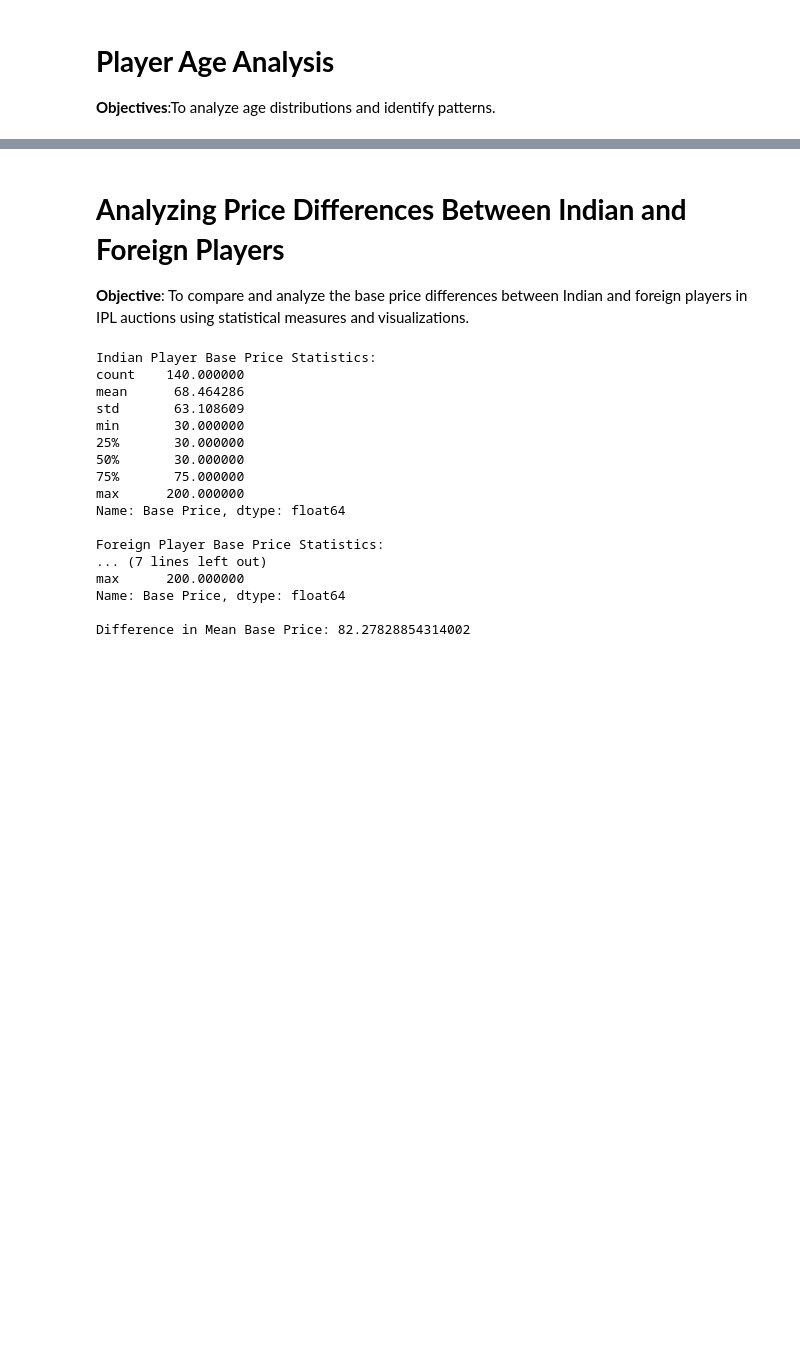
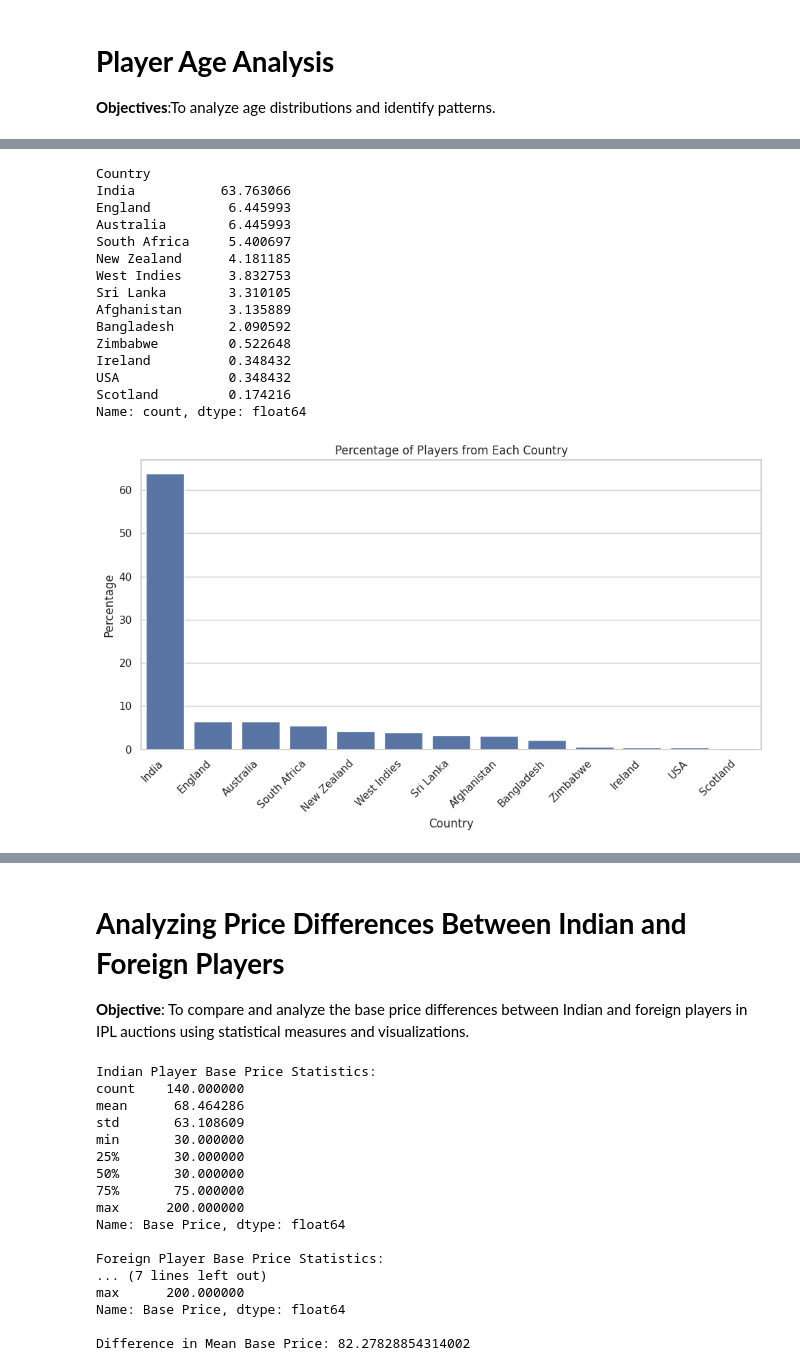
Before and after one commit to SedhuRSK/Analysis, a Jupyter notebook: Analysis_of_TATA_IPL_2025_Auction.ipynb, the cells around one changed output, grey strips where cells are left out. Saved outputs shown, nothing was run; the diff lists cells and outputs as text; code cells hidden in the pictures; blank space fills up the shorter version.

```diff
--- a/Analysis_of_TATA_IPL_2025_Auction.ipynb
+++ b/Analysis_of_TATA_IPL_2025_Auction.ipynb
@@ -108,0 +238,36 @@ plt.show()
+# %%
+import pandas as pd
+import matplotlib.pyplot as plt
+import seaborn as sns
+
+total_players = len(data)
+country_counts = data['Country'].value_counts()
+country_percentages = (country_counts / total_players) * 100
+print(country_percentages)
+
+# 5. Visualization (Optional)
+plt.figure(figsize=(10, 6))
+sns.barplot(x=country_percentages.index, y=country_percentages.values)
+plt.title("Percentage of Players from Each Country")
+plt.xlabel("Country")
+plt.ylabel("Percentage")
+plt.xticks(rotation=45, ha='right')
+plt.tight_layout()
+plt.show()
+# %% [output]
+Country
+India           63.763066
+England          6.445993
+Australia        6.445993
+South Africa     5.400697
+New Zealand      4.181185
+West Indies      3.832753
+Sri Lanka        3.310105
+Afghanistan      3.135889
+Bangladesh       2.090592
+Zimbabwe         0.522648
+Ireland          0.348432
+USA              0.348432
+Scotland         0.174216
+Name: count, dtype: float64
+[figure, added]
```
Also changed, not shown: parts of 13 cells of this notebook.
